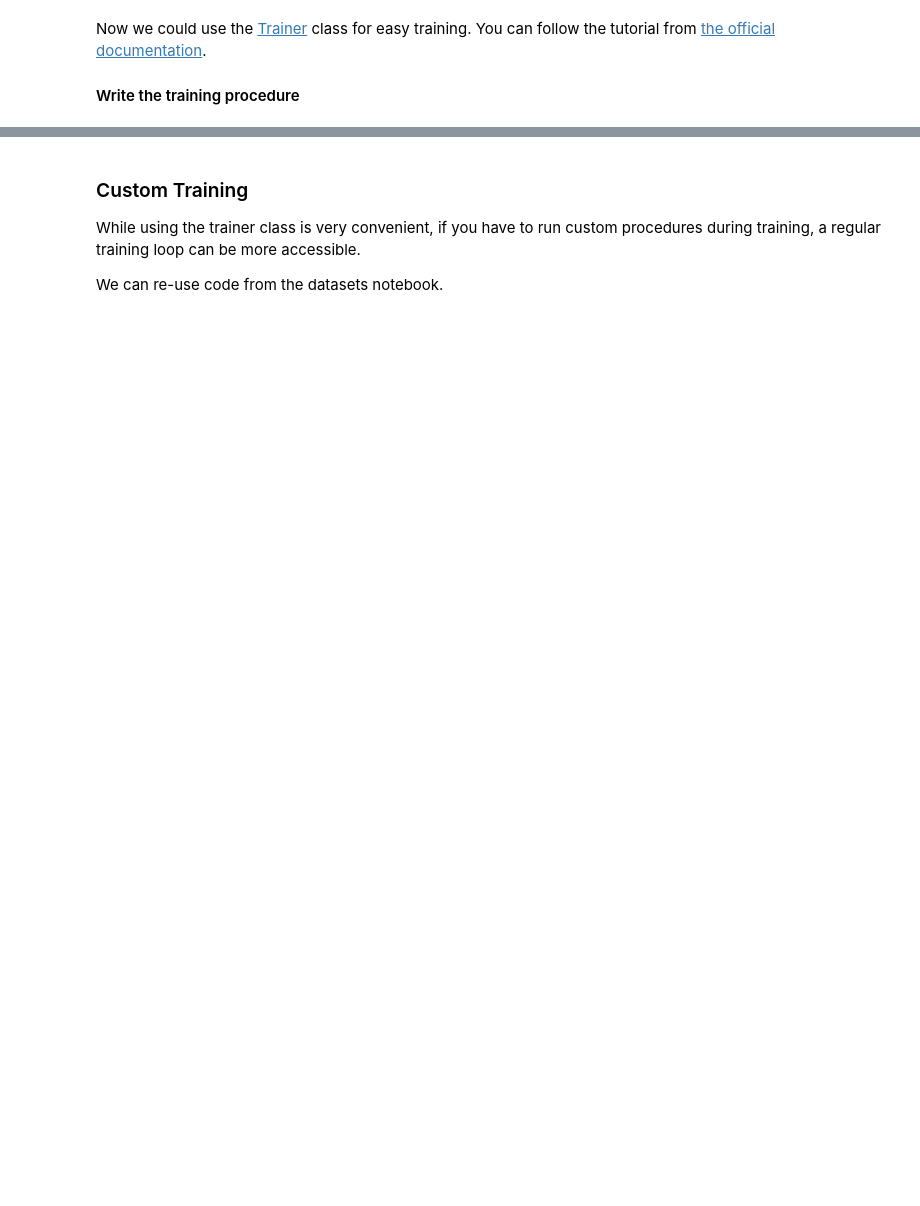
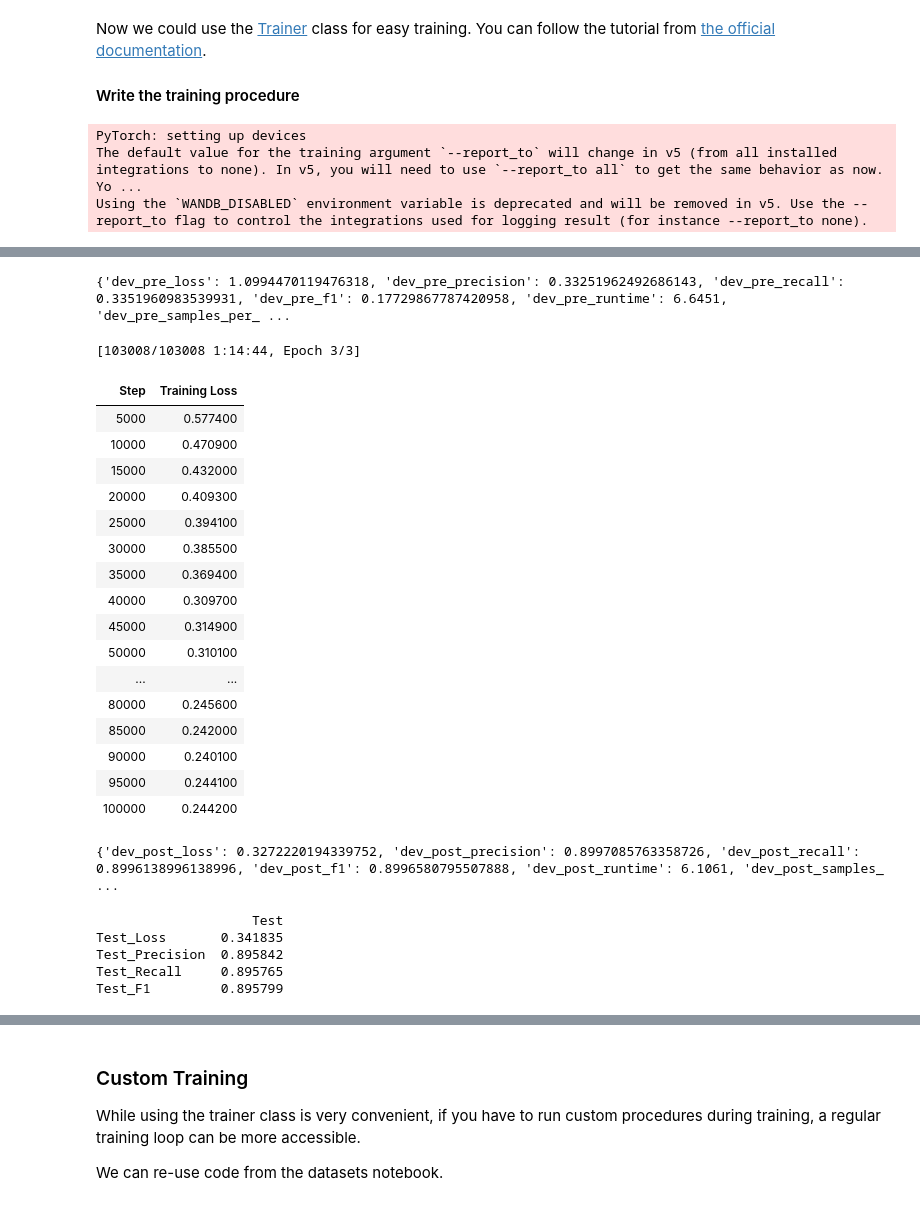
Before and after one commit to texttechnologylab/WiSe22-M-PNLR-PR-TbNLP, a Jupyter notebook: transformers.ipynb, the cells around one changed output, grey strips where cells are left out. Saved outputs shown, nothing was run; the diff lists cells and outputs as text; code cells hidden in the pictures; blank space fills up the shorter version.

Commit message:
feat: Solution for transformers.ipynb

```diff
--- a/transformers.ipynb
+++ b/transformers.ipynb
@@ -101,0 +111,47 @@ trainer.train()
+# %%
+from transformers import TrainingArguments
+
+training_args = TrainingArguments(
+    output_dir="/mnt/ssd2/team/stoeckel/distilbert-snli/",
+    save_total_limit=3,
+    learning_rate=2e-5,
+    per_device_train_batch_size=16,
+    per_device_eval_batch_size=16,
+    num_train_epochs=3,
+    logging_steps=5000,
+    log_level="error"
+)
+# %% [output]
+PyTorch: setting up devices
+The default value for the training argument `--report_to` will change in v5 (from all installed integrations to none). In v5, you will need to use `--report_to all` to get the same behavior as now. Yo ...
+Using the `WANDB_DISABLED` environment variable is deprecated and will be removed in v5. Use the --report_to flag to control the integrations used for logging result (for instance --report_to none).
+# %%
+from evaluate import load as load_metric
+precision = load_metric("precision")
+recall = load_metric("recall")
+f1 = load_metric("f1")
+
+def compute_metrics(eval_pred, logits=True):
+    predictions, labels = eval_pred
+    if logits:
+        predictions = predictions.argmax(axis=-1)
+    return precision.compute(predictions=predictions, references=labels, average="weighted") \
+            | recall.compute(predictions=predictions, references=labels, average="weighted") \
+            | f1.compute(predictions=predictions, references=labels, average="weighted")
+# %%
+from transformers import Trainer
+
+trainer = Trainer(
+    model_init=lambda: AutoModelForSequenceClassification.from_pretrained('distilbert-base-uncased', config=config),
+    args=training_args,
+    train_dataset=dataset['train'],
+    eval_dataset=dataset['validation'],
+    tokenizer=tokenizer,
+    data_collator=data_collator,
+    compute_metrics=compute_metrics
+)
+
+print(trainer.evaluate(dataset['validation'], metric_key_prefix='dev_pre'))
+trainer.train()
+print(trainer.evaluate(dataset['validation'], metric_key_prefix='dev_post'))
+# %% [output]
@@ -101,0 +159,31 @@ trainer.train()
+{'dev_pre_loss': 1.0994470119476318, 'dev_pre_precision': 0.33251962492686143, 'dev_pre_recall': 0.3351960983539931, 'dev_pre_f1': 0.17729867787420958, 'dev_pre_runtime': 6.6451, 'dev_pre_samples_per_ ...
+[103008/103008 1:14:44, Epoch 3/3]
+| Step | Training Loss |
+| 5000 | 0.577400 |
+| 10000 | 0.470900 |
+| 15000 | 0.432000 |
+| 20000 | 0.409300 |
+| 25000 | 0.394100 |
+| 30000 | 0.385500 |
+| 35000 | 0.369400 |
+| 40000 | 0.309700 |
+| 45000 | 0.314900 |
+| 50000 | 0.310100 |
+| ... | ... |
+| 80000 | 0.245600 |
+| 85000 | 0.242000 |
+| 90000 | 0.240100 |
+| 95000 | 0.244100 |
+| 100000 | 0.244200 |
+{'dev_post_loss': 0.3272220194339752, 'dev_post_precision': 0.8997085763358726, 'dev_post_recall': 0.8996138996138996, 'dev_post_f1': 0.8996580795507888, 'dev_post_runtime': 6.1061, 'dev_post_samples_ ...
+# %%
+import pandas as pd
+
+metrics = trainer.evaluate(dataset['test'], metric_key_prefix='test')
+print(pd.DataFrame.from_dict({metric.title(): value for metric, value in metrics.items()}, columns=["Test"], orient='index')[:4])
+# %% [output]
+                    Test
+Test_Loss       0.341835
+Test_Precision  0.895842
+Test_Recall     0.895765
+Test_F1         0.895799
```
Also changed, not shown: parts of 26 cells of this notebook.
